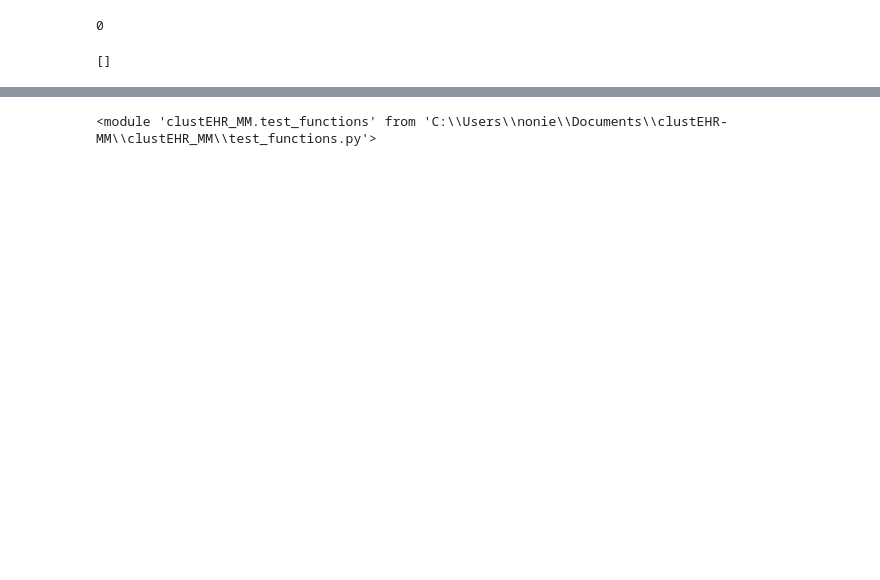
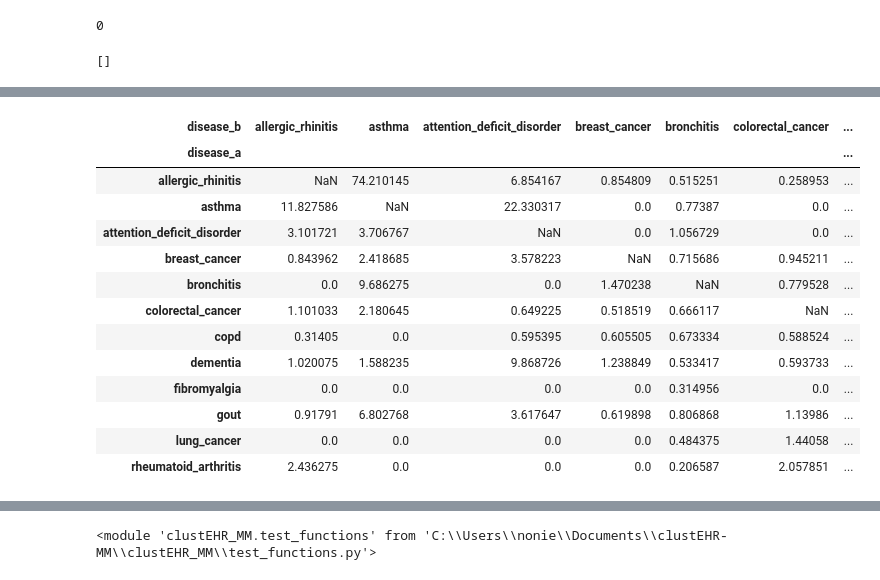
Before and after one commit to nonieA/clustEHR-MM, a Jupyter notebook: clustEHR_MM/testing_modules_creation.ipynb, the cells around one changed output, grey strips where cells are left out. Cells and saved outputs as stored; diff of their text form; code cells hidden in the pictures; blank space fills up the shorter version.

```diff
--- a/clustEHR_MM/testing_modules_creation.ipynb
+++ b/clustEHR_MM/testing_modules_creation.ipynb
@@ -225,0 +522,8 @@ See the caveats in the documentation: https://pandas.pydata.org/pandas-docs/stab
+# %%
+mult_4_res = {i + '-' + j:sf.get_counts(
+    i,
+    j,
+    'test/mult_4/csv_out/' + i +j,
+    cond_dict) for i in mod_list for j in mod_list if i !=j}
+
+mult_4_res
@@ -225,0 +565,20 @@ See the caveats in the documentation: https://pandas.pydata.org/pandas-docs/stab
+# %%
+mult_4_calc={k:check_out_put(v,k) for k,v in mult_4_res.items()}
+mult_4_df = pd.DataFrame(mult_4_calc).T
+mult_4_ratio = mult_4_df[['disease_a','disease_b','ratio']]
+mult_4_ratio.pivot(index = 'disease_a',columns = 'disease_b',values = 'ratio')
+# %% [output]
+| disease_b | allergic_rhinitis | asthma | attention_deficit_disorder | breast_cancer | bronchitis | colorectal_cancer | ... |
+| disease_a |  |  |  |  |  |  | ... |
+| allergic_rhinitis | NaN | 74.210145 | 6.854167 | 0.854809 | 0.515251 | 0.258953 | ... |
+| asthma | 11.827586 | NaN | 22.330317 | 0.0 | 0.77387 | 0.0 | ... |
+| attention_deficit_disorder | 3.101721 | 3.706767 | NaN | 0.0 | 1.056729 | 0.0 | ... |
+| breast_cancer | 0.843962 | 2.418685 | 3.578223 | NaN | 0.715686 | 0.945211 | ... |
+| bronchitis | 0.0 | 9.686275 | 0.0 | 1.470238 | NaN | 0.779528 | ... |
+| colorectal_cancer | 1.101033 | 2.180645 | 0.649225 | 0.518519 | 0.666117 | NaN | ... |
+| copd | 0.31405 | 0.0 | 0.595395 | 0.605505 | 0.673334 | 0.588524 | ... |
+| dementia | 1.020075 | 1.588235 | 9.868726 | 1.238849 | 0.533417 | 0.593733 | ... |
+| fibromyalgia | 0.0 | 0.0 | 0.0 | 0.0 | 0.314956 | 0.0 | ... |
+| gout | 0.91791 | 6.802768 | 3.617647 | 0.619898 | 0.806868 | 1.13986 | ... |
+| lung_cancer | 0.0 | 0.0 | 0.0 | 0.0 | 0.484375 | 1.44058 | ... |
+| rheumatoid_arthritis | 2.436275 | 0.0 | 0.0 | 0.0 | 0.206587 | 2.057851 | ... |
```
Also changed, not shown: parts of 61 cells of this notebook, 7 other files.
